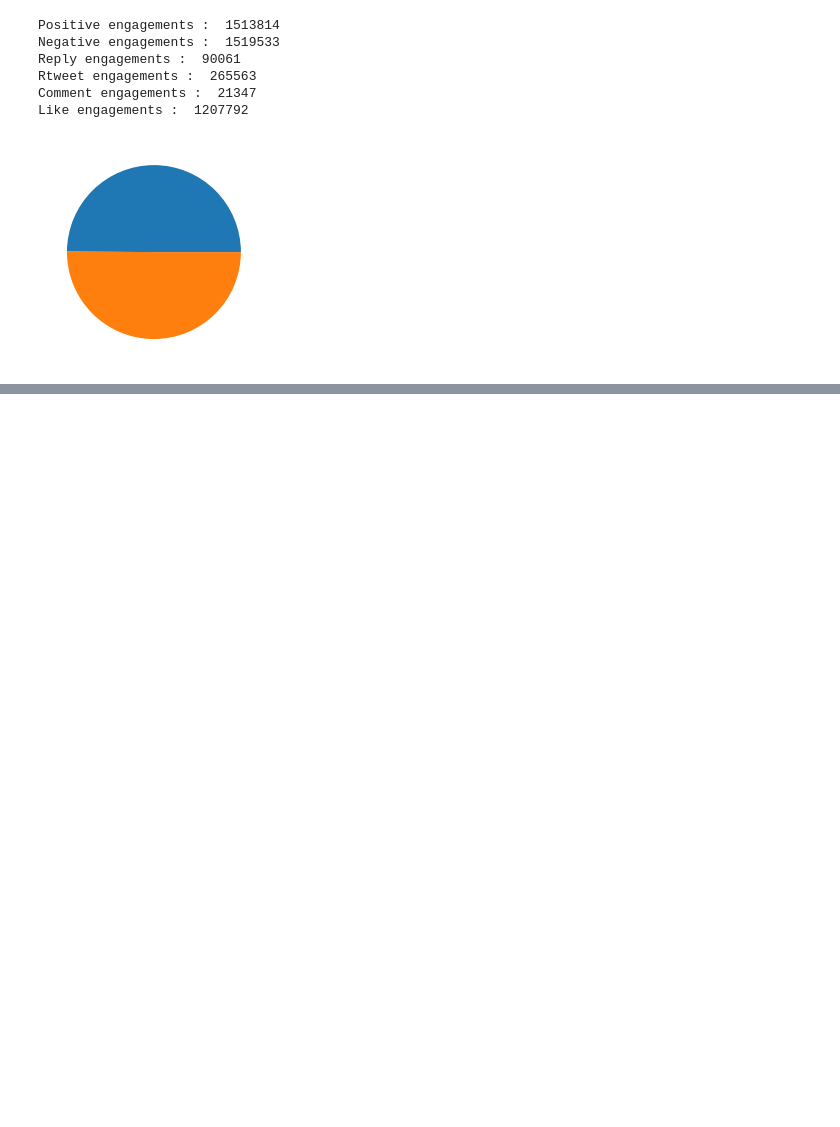
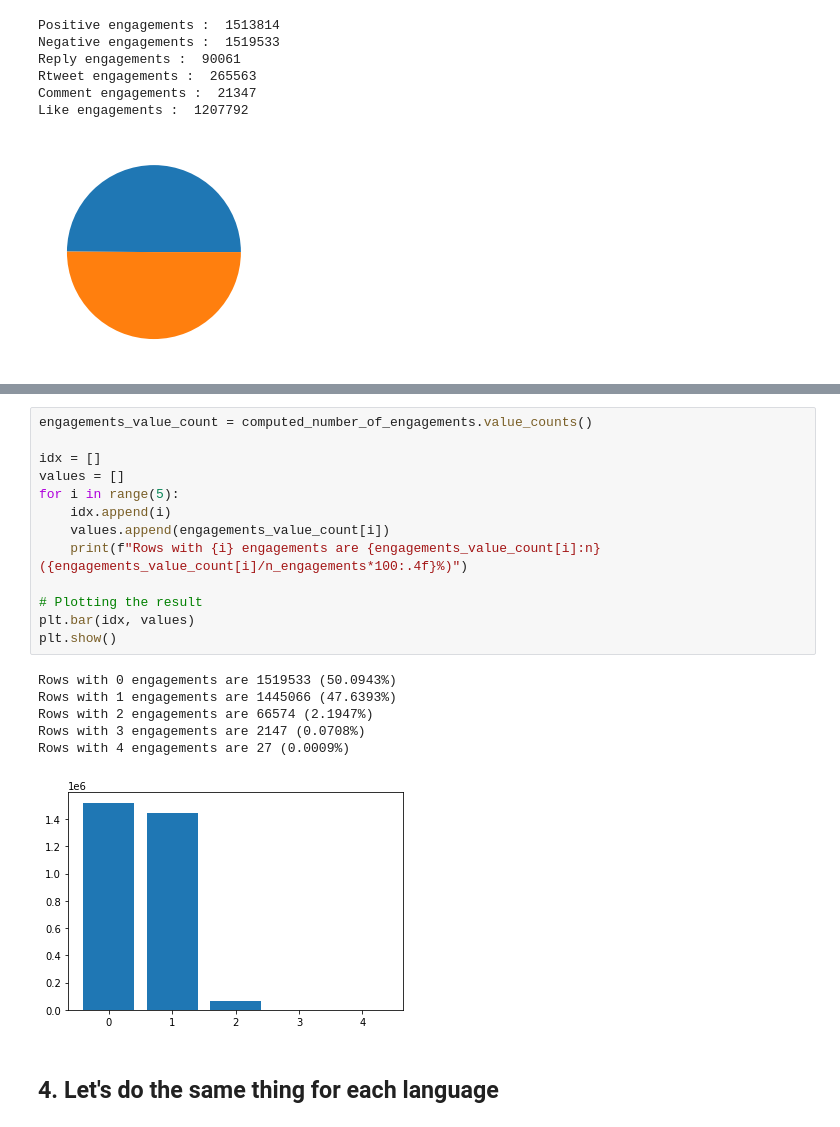
Before and after one commit to RecKIE7/recsys2021-twitter, a Jupyter notebook: analysis/engagement.ipynb, the cells around one changed output, grey strips where cells are left out. Cells and saved outputs as stored; diff of their text form; blank space fills up the shorter version.

```diff
--- a/analysis/engagement.ipynb
+++ b/analysis/engagement.ipynb
@@ -77,0 +103,22 @@ Like engagements :  1207792
+# %%
+engagements_value_count = computed_number_of_engagements.value_counts()
+
+idx = []
+values = []
+for i in range(5):
+    idx.append(i)
+    values.append(engagements_value_count[i])
+    print(f"Rows with {i} engagements are {engagements_value_count[i]:n} ({engagements_value_count[i]/n_engagements*100:.4f}%)")
+
+# Plotting the result
+plt.bar(idx, values)
+plt.show()
+# %% [output]
+Rows with 0 engagements are 1519533 (50.0943%)
+Rows with 1 engagements are 1445066 (47.6393%)
+Rows with 2 engagements are 66574 (2.1947%)
+Rows with 3 engagements are 2147 (0.0708%)
+Rows with 4 engagements are 27 (0.0009%)
+[figure, added]
+# %% [markdown]
+## 4. Let's do the same thing for each language
```
Also changed, not shown: parts of 9 cells of this notebook.
